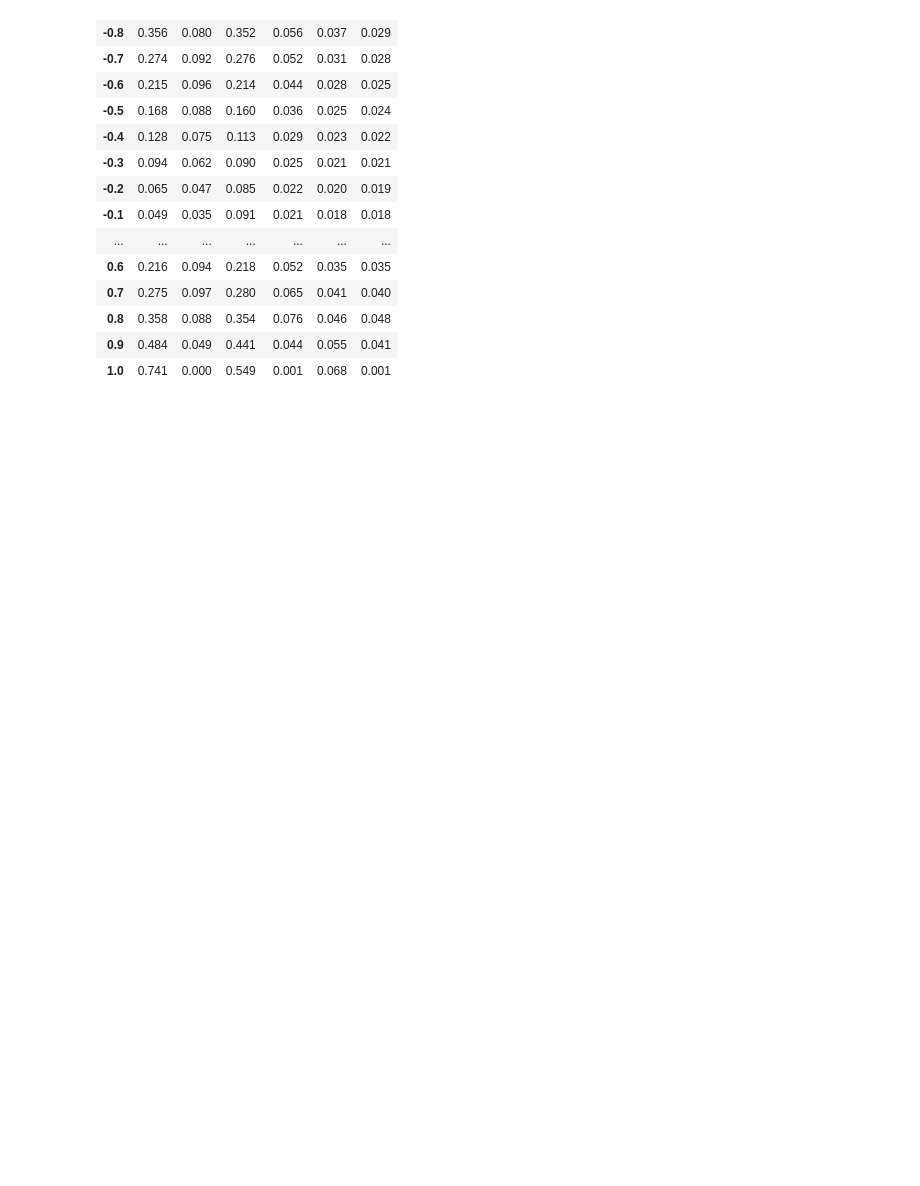
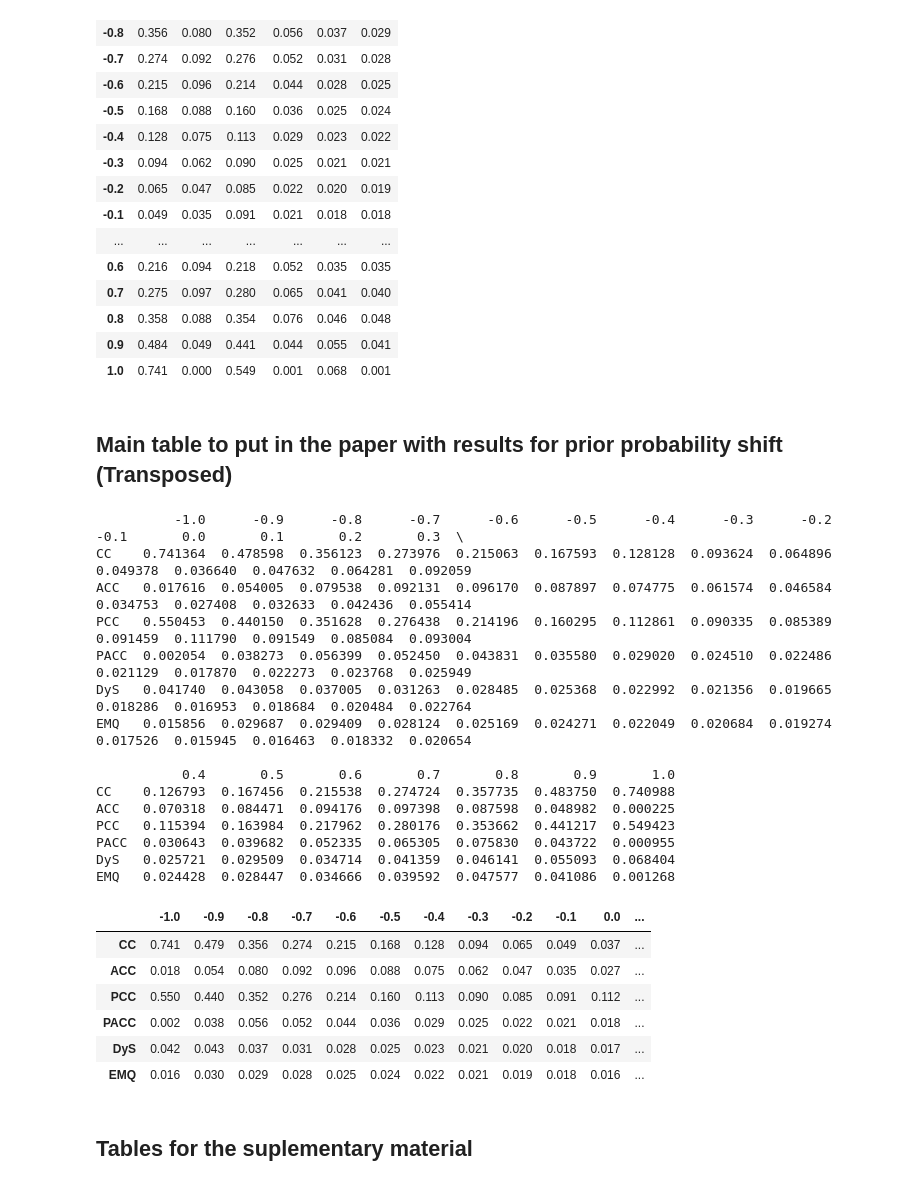
Before and after one commit to pglez82/quant_datasetshift, a Jupyter notebook: analyze_results_prior.ipynb, the cells around one changed output. Saved outputs shown, nothing was run; the diff lists cells and outputs as text; code cells hidden in the pictures; blank space fills up the shorter version.

```diff
--- a/analyze_results_prior.ipynb
+++ b/analyze_results_prior.ipynb
@@ -226,6 +225,62 @@ with open(os.path.join(export_dir,'tables/prior_table.tex'), 'w') as f:
 | 0.8 | 0.358 | 0.088 | 0.354 | 0.076 | 0.046 | 0.048 |
 | 0.9 | 0.484 | 0.049 | 0.441 | 0.044 | 0.055 | 0.041 |
 | 1.0 | 0.741 | 0.000 | 0.549 | 0.001 | 0.068 | 0.001 |
+# %% [markdown]
+## Main table to put in the paper with results for prior probability shift (Transposed)
+# %%
+from utils.wilcoxon import wilcoxon_test
+
+global_results_t = global_results.T
+global_results_t.columns = global_results_t.columns.map(lambda x: "%.1f" % x)
+print(global_results_t)
+global_results_style_t = global_results_t.style.format('{:.3f}')
+#We want to make a statistical test for each row, to compare methods for the same degree of covariate shift
+for c in global_results_t:
+        #compute the best method for this experiment
+        prior_measure = c
+        best_method = global_results_t[c].index[global_results_t[c].argmin()]
+
+        #print("Computing statistical test for experiment covariate degree=%f, p_test=%s. Winner method %s" % (covariate_measure,p_test,best_method))
+        #Get data for the winner method
+        results_best = results_dict[best_method].loc[results_dict[best_method]['prior_measure']==float(prior_measure),'error'].to_numpy()
+        #We need to get all the rows in results that matches this experiment for each method
+        for quant_name in quantificators:
+            if quant_name!=best_method:
+                #print("Comparing %s with %s" % (best_method,quant_name))
+                results_method = results_dict[quant_name].loc[results_dict[quant_name]['prior_measure']==float(prior_measure),'error'].to_numpy()
+                global_results_style_t.set_properties(subset=(quant_name, prior_measure),**wilcoxon_test(results_best,results_method))
+
+
+result = global_results_style_t.highlight_min(axis=0,props='textbf:--rwrap;')
+display(result)
+columns = 'r'*21
+with open(os.path.join(export_dir,'tables/prior_table_t.tex'), 'w') as f:
+    f.write(result.to_latex(hrules=True,column_format="l|"+columns).replace(' 0.',' .').replace('{0.','{.'))
+# %% [output]
+          -1.0      -0.9      -0.8      -0.7      -0.6      -0.5      -0.4      -0.3      -0.2      -0.1       0.0       0.1       0.2       0.3  \
+CC    0.741364  0.478598  0.356123  0.273976  0.215063  0.167593  0.128128  0.093624  0.064896  0.049378  0.036640  0.047632  0.064281  0.092059
+ACC   0.017616  0.054005  0.079538  0.092131  0.096170  0.087897  0.074775  0.061574  0.046584  0.034753  0.027408  0.032633  0.042436  0.055414
+PCC   0.550453  0.440150  0.351628  0.276438  0.214196  0.160295  0.112861  0.090335  0.085389  0.091459  0.111790  0.091549  0.085084  0.093004
+PACC  0.002054  0.038273  0.056399  0.052450  0.043831  0.035580  0.029020  0.024510  0.022486  0.021129  0.017870  0.022273  0.023768  0.025949
+DyS   0.041740  0.043058  0.037005  0.031263  0.028485  0.025368  0.022992  0.021356  0.019665  0.018286  0.016953  0.018684  0.020484  0.022764
+EMQ   0.015856  0.029687  0.029409  0.028124  0.025169  0.024271  0.022049  0.020684  0.019274  0.017526  0.015945  0.016463  0.018332  0.020654
+
+           0.4       0.5       0.6       0.7       0.8       0.9       1.0
+CC    0.126793  0.167456  0.215538  0.274724  0.357735  0.483750  0.740988
+ACC   0.070318  0.084471  0.094176  0.097398  0.087598  0.048982  0.000225
+PCC   0.115394  0.163984  0.217962  0.280176  0.353662  0.441217  0.549423
+PACC  0.030643  0.039682  0.052335  0.065305  0.075830  0.043722  0.000955
+DyS   0.025721  0.029509  0.034714  0.041359  0.046141  0.055093  0.068404
+EMQ   0.024428  0.028447  0.034666  0.039592  0.047577  0.041086  0.001268
+|  | -1.0 | -0.9 | -0.8 | -0.7 | -0.6 | -0.5 | -0.4 | -0.3 | -0.2 | -0.1 | 0.0 | ... |
+| CC | 0.741 | 0.479 | 0.356 | 0.274 | 0.215 | 0.168 | 0.128 | 0.094 | 0.065 | 0.049 | 0.037 | ... |
+| ACC | 0.018 | 0.054 | 0.080 | 0.092 | 0.096 | 0.088 | 0.075 | 0.062 | 0.047 | 0.035 | 0.027 | ... |
+| PCC | 0.550 | 0.440 | 0.352 | 0.276 | 0.214 | 0.160 | 0.113 | 0.090 | 0.085 | 0.091 | 0.112 | ... |
+| PACC | 0.002 | 0.038 | 0.056 | 0.052 | 0.044 | 0.036 | 0.029 | 0.025 | 0.022 | 0.021 | 0.018 | ... |
+| DyS | 0.042 | 0.043 | 0.037 | 0.031 | 0.028 | 0.025 | 0.023 | 0.021 | 0.020 | 0.018 | 0.017 | ... |
+| EMQ | 0.016 | 0.030 | 0.029 | 0.028 | 0.025 | 0.024 | 0.022 | 0.021 | 0.019 | 0.018 | 0.016 | ... |
+# %% [markdown]
+## Tables for the suplementary material
 # %%
 for quant_name in quantificators:
     results = results_dict[quant_name]
```
Also changed, not shown: parts of 1 cell of this notebook, 2 other files.
